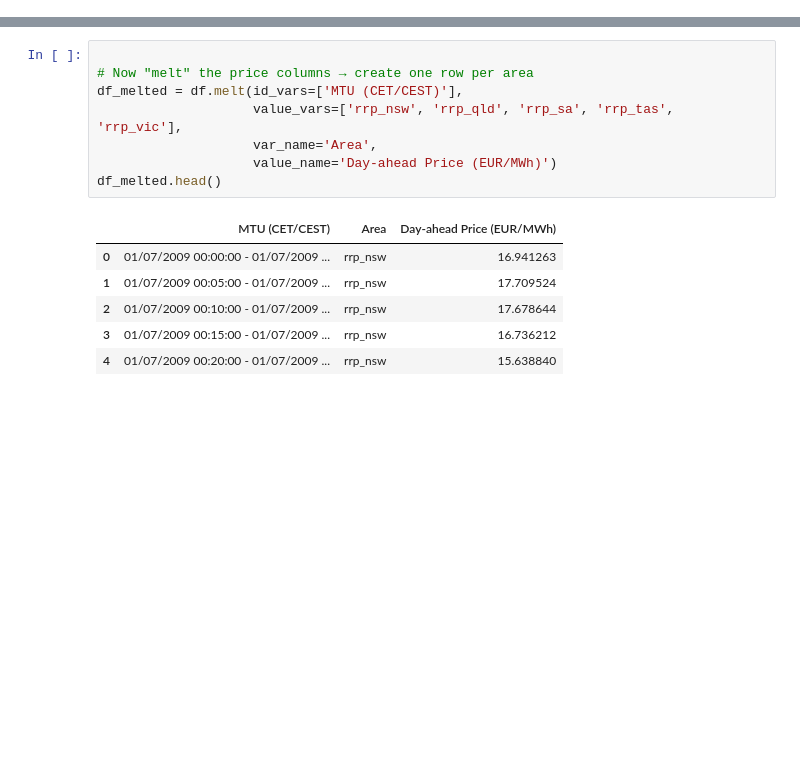
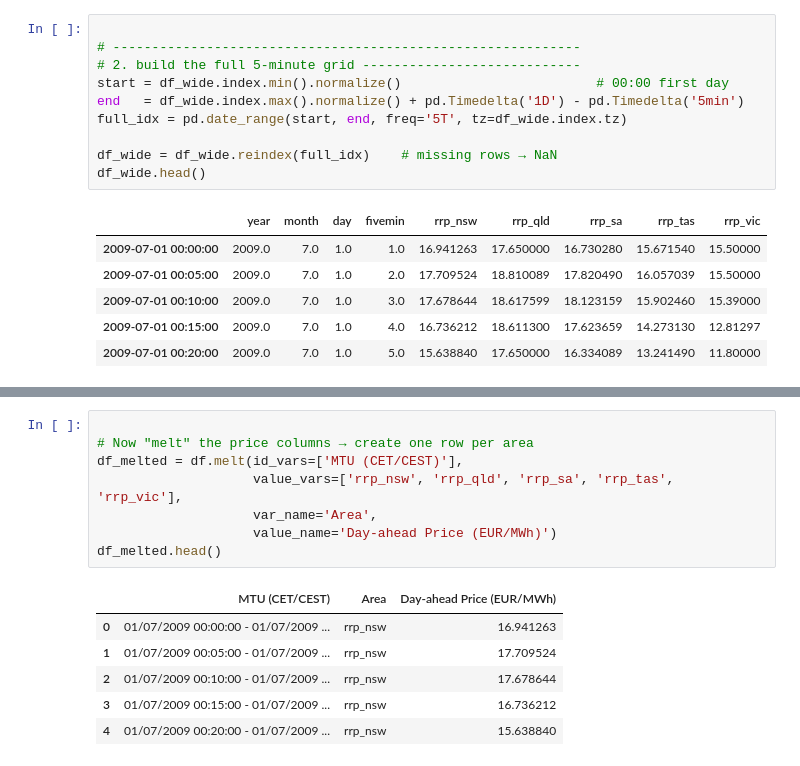
Before and after one commit to franrolotti/volatility-spillovers, a Jupyter notebook: 0_transform_australia_data.ipynb, the cells around one changed output, grey strips where cells are left out. Cells and saved outputs as stored; diff of their text form; blank space fills up the shorter version.

```diff
--- a/0_transform_australia_data.ipynb
+++ b/0_transform_australia_data.ipynb
@@ -15,0 +96,17 @@ df.head()
+# %%
+
+# ------------------------------------------------------------
+# 2. build the full 5-minute grid ----------------------------
+start = df_wide.index.min().normalize()                         # 00:00 first day
+end   = df_wide.index.max().normalize() + pd.Timedelta('1D') - pd.Timedelta('5min')
+full_idx = pd.date_range(start, end, freq='5T', tz=df_wide.index.tz)
+
+df_wide = df_wide.reindex(full_idx)    # missing rows → NaN
+df_wide.head()
+# %% [output]
+|  | year | month | day | fivemin | rrp_nsw | rrp_qld | rrp_sa | rrp_tas | rrp_vic |
+| 2009-07-01 00:00:00 | 2009.0 | 7.0 | 1.0 | 1.0 | 16.941263 | 17.650000 | 16.730280 | 15.671540 | 15.50000 |
+| 2009-07-01 00:05:00 | 2009.0 | 7.0 | 1.0 | 2.0 | 17.709524 | 18.810089 | 17.820490 | 16.057039 | 15.50000 |
+| 2009-07-01 00:10:00 | 2009.0 | 7.0 | 1.0 | 3.0 | 17.678644 | 18.617599 | 18.123159 | 15.902460 | 15.39000 |
+| 2009-07-01 00:15:00 | 2009.0 | 7.0 | 1.0 | 4.0 | 16.736212 | 18.611300 | 17.623659 | 14.273130 | 12.81297 |
+| 2009-07-01 00:20:00 | 2009.0 | 7.0 | 1.0 | 5.0 | 15.638840 | 17.650000 | 16.334089 | 13.241490 | 11.80000 |
```
Also changed, not shown: parts of 16 cells of this notebook, 2 other files.
